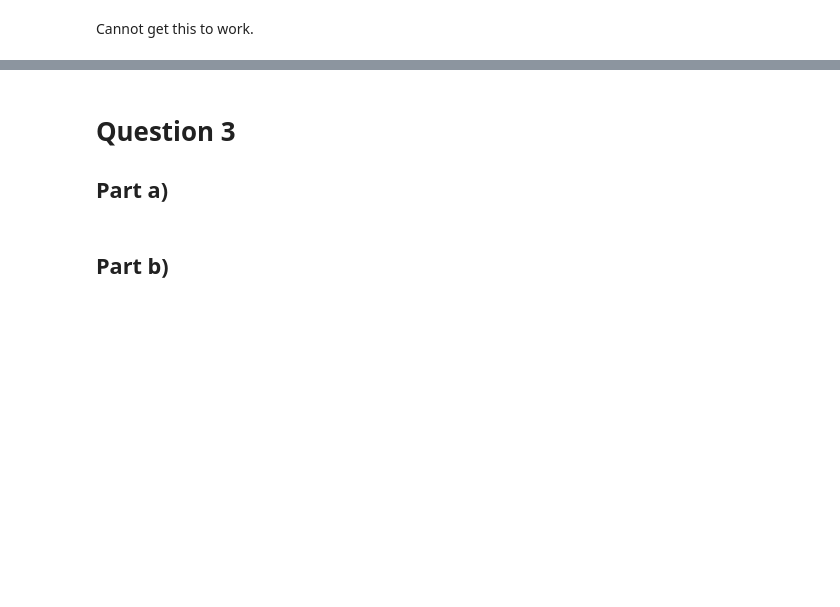
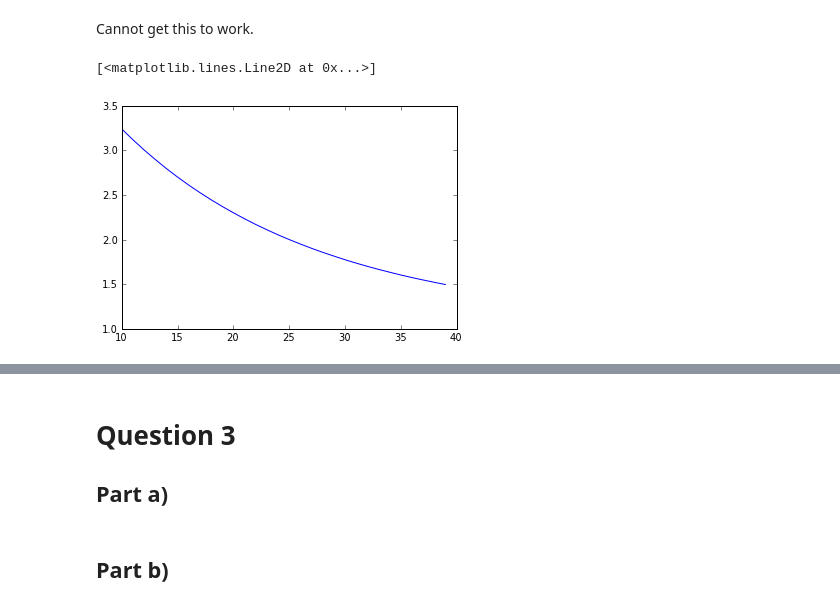
Before and after one commit to dcrose/PHYS202-S13, a Jupyter notebook: Week4/InterpAndDiffEx3.ipynb, the cells around one changed output, grey strips where cells are left out. Saved outputs shown, nothing was run; the diff lists cells and outputs as text; code cells hidden in the pictures; blank space fills up the shorter version.

```diff
--- a/Week4/InterpAndDiffEx3.ipynb
+++ b/Week4/InterpAndDiffEx3.ipynb
@@ -48,2 +52,7 @@ None
 # %% [markdown]
 Cannot get this to work.
+# %%
+plot(x,y)
+# %% [output]
+[<matplotlib.lines.Line2D at 0x...>]
+[figure, added]
```
Also changed, not shown: parts of 9 cells of this notebook.
